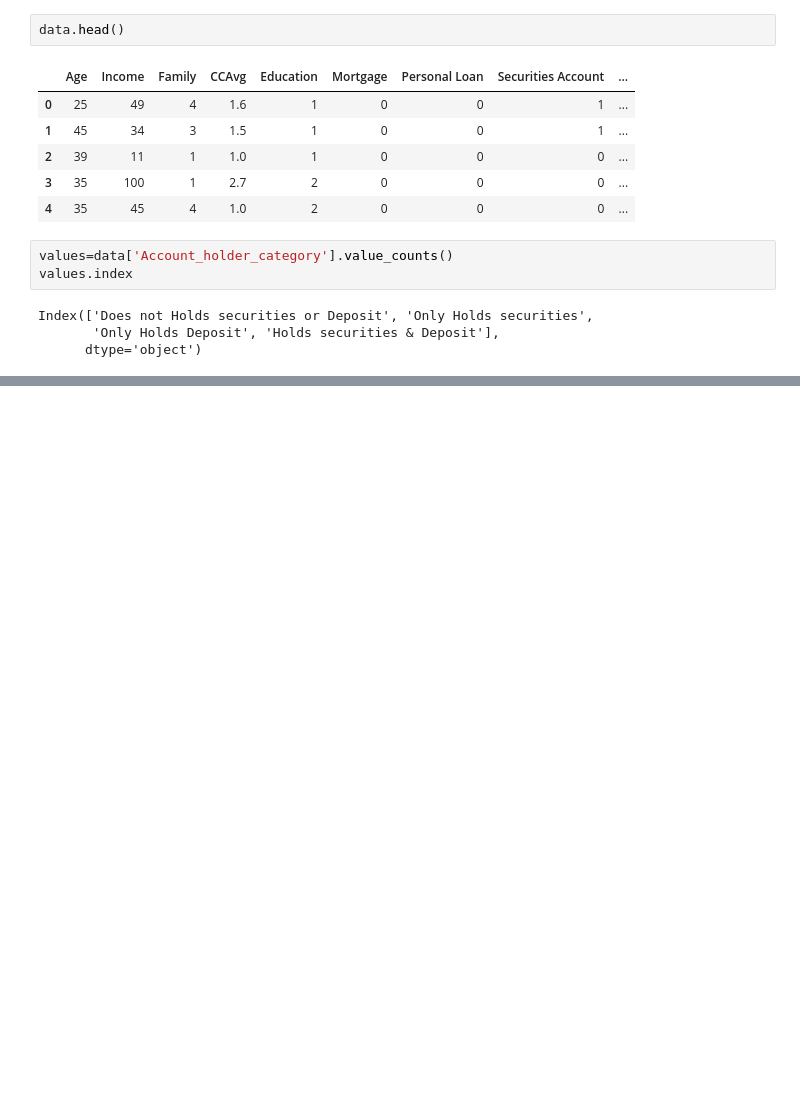
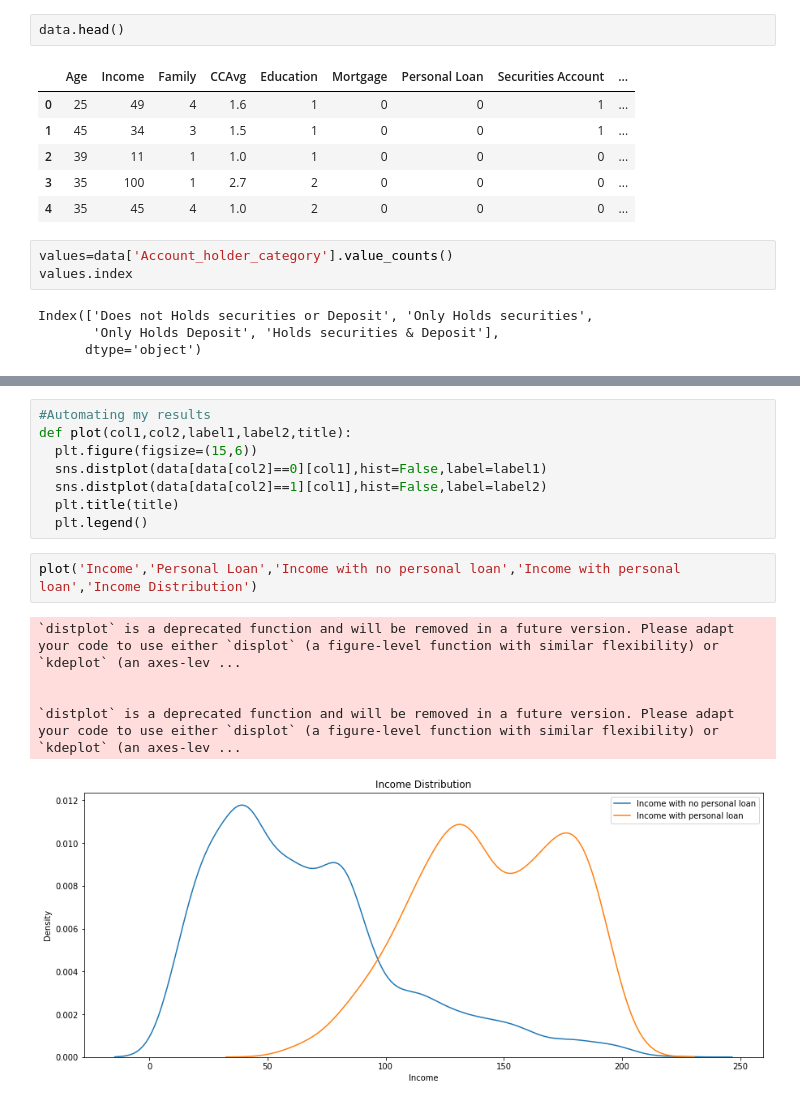
Before and after one commit to MJaiman/Data-Analytics, a Jupyter notebook: Finance_Data_Analysis_Using_Python.ipynb, the cells around one changed output, grey strips where cells are left out. Saved outputs shown, nothing was run; the diff lists cells and outputs as text; blank space fills up the shorter version.

```diff
--- a/Finance_Data_Analysis_Using_Python.ipynb
+++ b/Finance_Data_Analysis_Using_Python.ipynb
@@ -314,0 +330,16 @@ fig.show()
+# %%
+#Automating my results
+def plot(col1,col2,label1,label2,title):
+  plt.figure(figsize=(15,6))
+  sns.distplot(data[data[col2]==0][col1],hist=False,label=label1)
+  sns.distplot(data[data[col2]==1][col1],hist=False,label=label2)
+  plt.title(title)
+  plt.legend()
+# %%
+plot('Income','Personal Loan','Income with no personal loan','Income with personal loan','Income Distribution')
+# %% [output]
+`distplot` is a deprecated function and will be removed in a future version. Please adapt your code to use either `displot` (a figure-level function with similar flexibility) or `kdeplot` (an axes-lev ...
+
+
+`distplot` is a deprecated function and will be removed in a future version. Please adapt your code to use either `displot` (a figure-level function with similar flexibility) or `kdeplot` (an axes-lev ...
+[figure, added]
```
Also changed, not shown: parts of 28 cells of this notebook.
